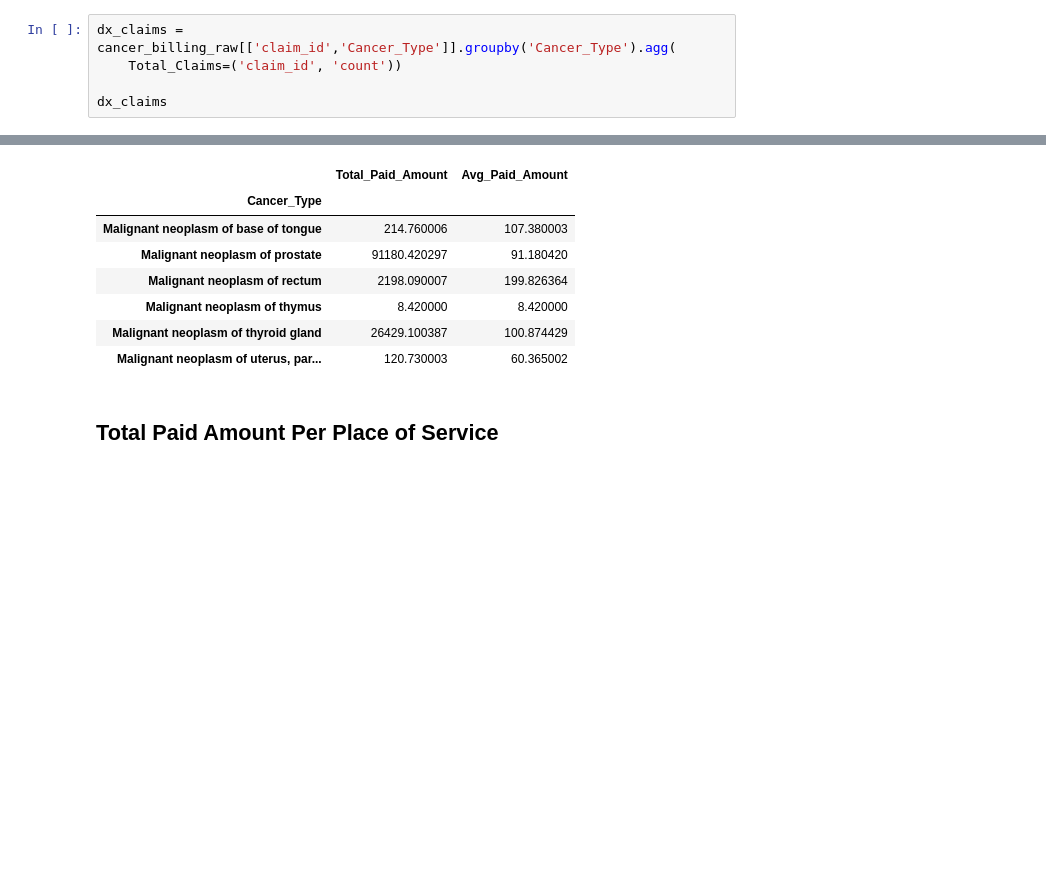
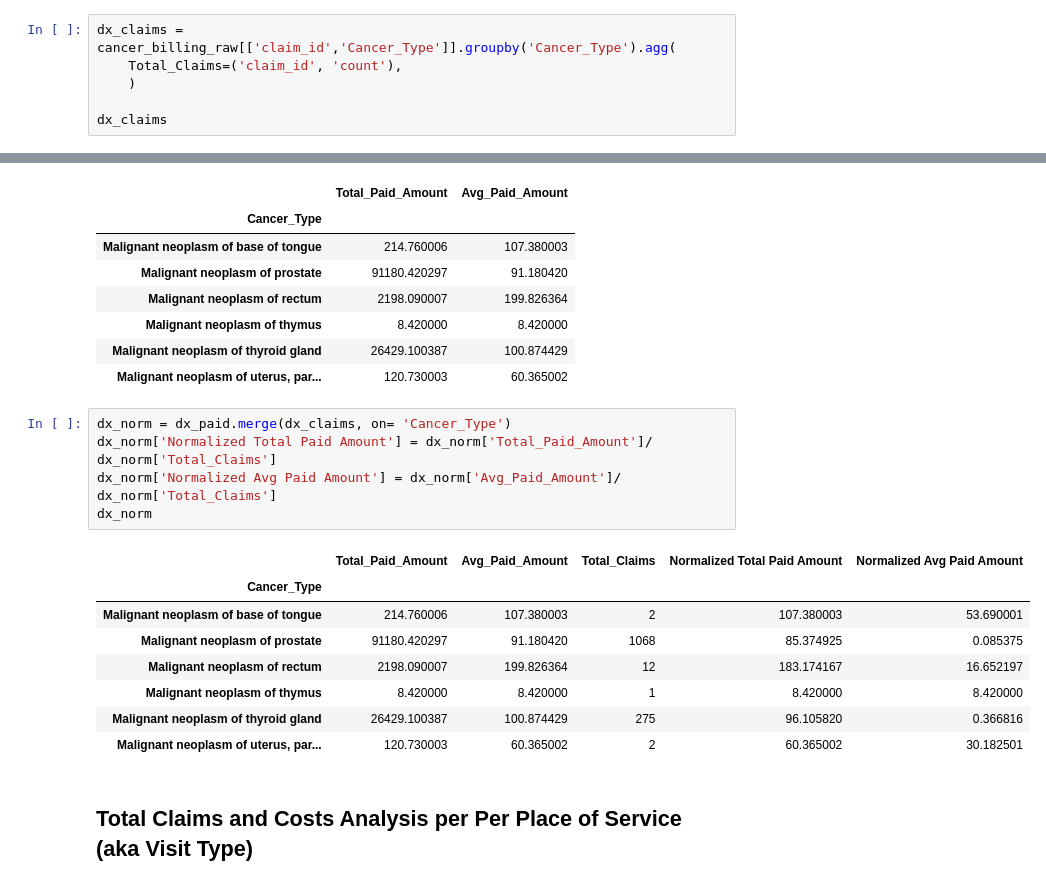
Before and after one commit to adhm271/tuva-demo-color-interview-202512, a Jupyter notebook: cancer_seqmentation.ipynb, the cells around one changed output, grey strips where cells are left out. Saved outputs shown, nothing was run; the diff lists cells and outputs as text; blank space fills up the shorter version.

```diff
--- a/cancer_seqmentation.ipynb
+++ b/cancer_seqmentation.ipynb
@@ -216,6 +218,7 @@ display(cancer_billing_raw.head(20))
 # %%
 dx_claims = cancer_billing_raw[['claim_id','Cancer_Type']].groupby('Cancer_Type').agg(
-    Total_Claims=('claim_id', 'count'))
+    Total_Claims=('claim_id', 'count'),
+    )
 
 dx_claims
 # %% [output]
@@ -244,5 +247,19 @@ dx_paid
 | Malignant neoplasm of thymus | 8.420000 | 8.420000 |
 | Malignant neoplasm of thyroid gland | 26429.100387 | 100.874429 |
 | Malignant neoplasm of uterus, par... | 120.730003 | 60.365002 |
+# %%
+dx_norm = dx_paid.merge(dx_claims, on= 'Cancer_Type')
+dx_norm['Normalized Total Paid Amount'] = dx_norm['Total_Paid_Amount']/ dx_norm['Total_Claims']
+dx_norm['Normalized Avg Paid Amount'] = dx_norm['Avg_Paid_Amount']/ dx_norm['Total_Claims']
+dx_norm
+# %% [output]
+|  | Total_Paid_Amount | Avg_Paid_Amount | Total_Claims | Normalized Total Paid Amount | Normalized Avg Paid Amount |
+| Cancer_Type |  |  |  |  |  |
+| Malignant neoplasm of base of tongue | 214.760006 | 107.380003 | 2 | 107.380003 | 53.690001 |
+| Malignant neoplasm of prostate | 91180.420297 | 91.180420 | 1068 | 85.374925 | 0.085375 |
+| Malignant neoplasm of rectum | 2198.090007 | 199.826364 | 12 | 183.174167 | 16.652197 |
+| Malignant neoplasm of thymus | 8.420000 | 8.420000 | 1 | 8.420000 | 8.420000 |
+| Malignant neoplasm of thyroid gland | 26429.100387 | 100.874429 | 275 | 96.105820 | 0.366816 |
+| Malignant neoplasm of uterus, par... | 120.730003 | 60.365002 | 2 | 60.365002 | 30.182501 |
 # %% [markdown]
-## Total Paid Amount Per Place of Service
+## Total Claims and Costs Analysis per Per Place of Service (aka Visit Type)
```
Also changed, not shown: parts of 11 cells of this notebook.
